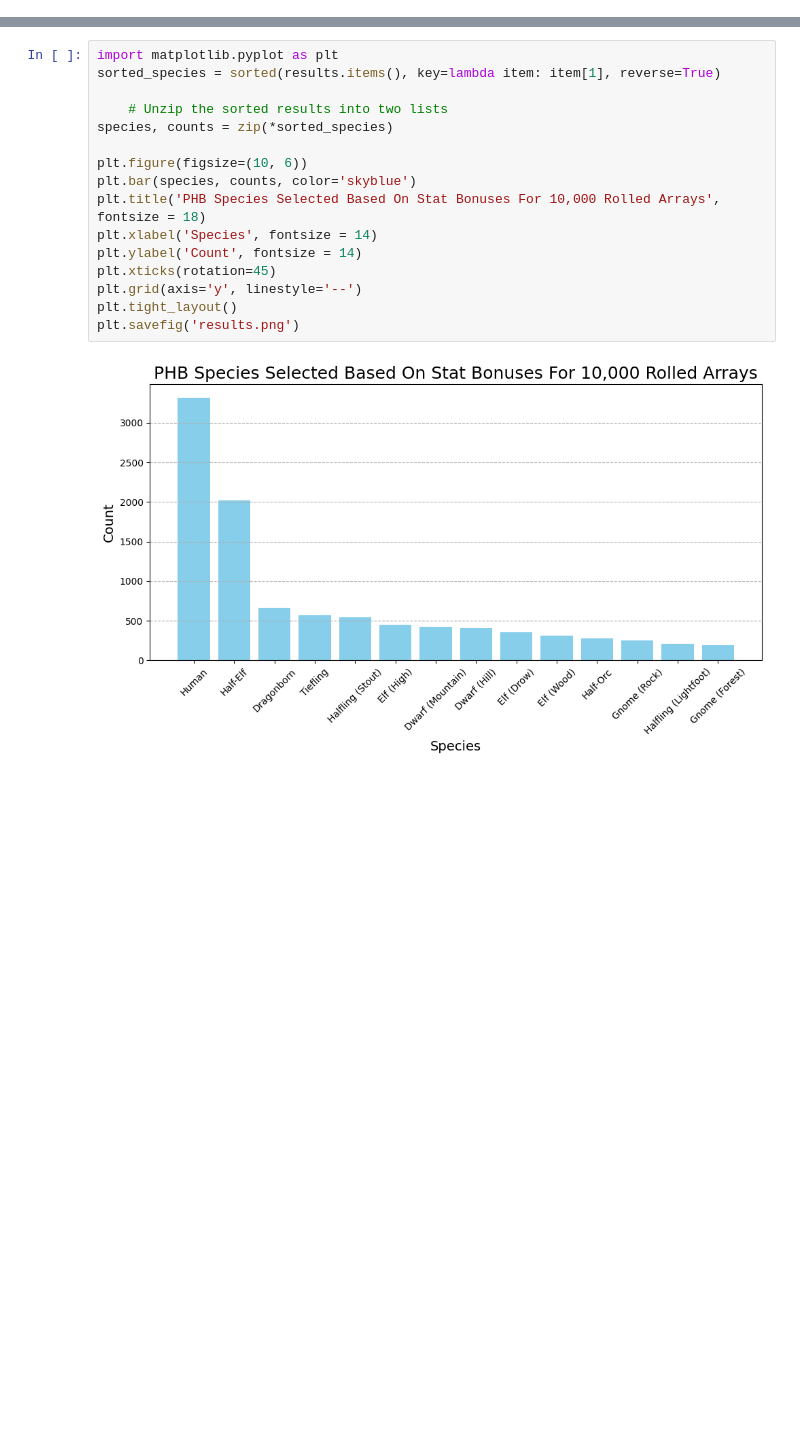
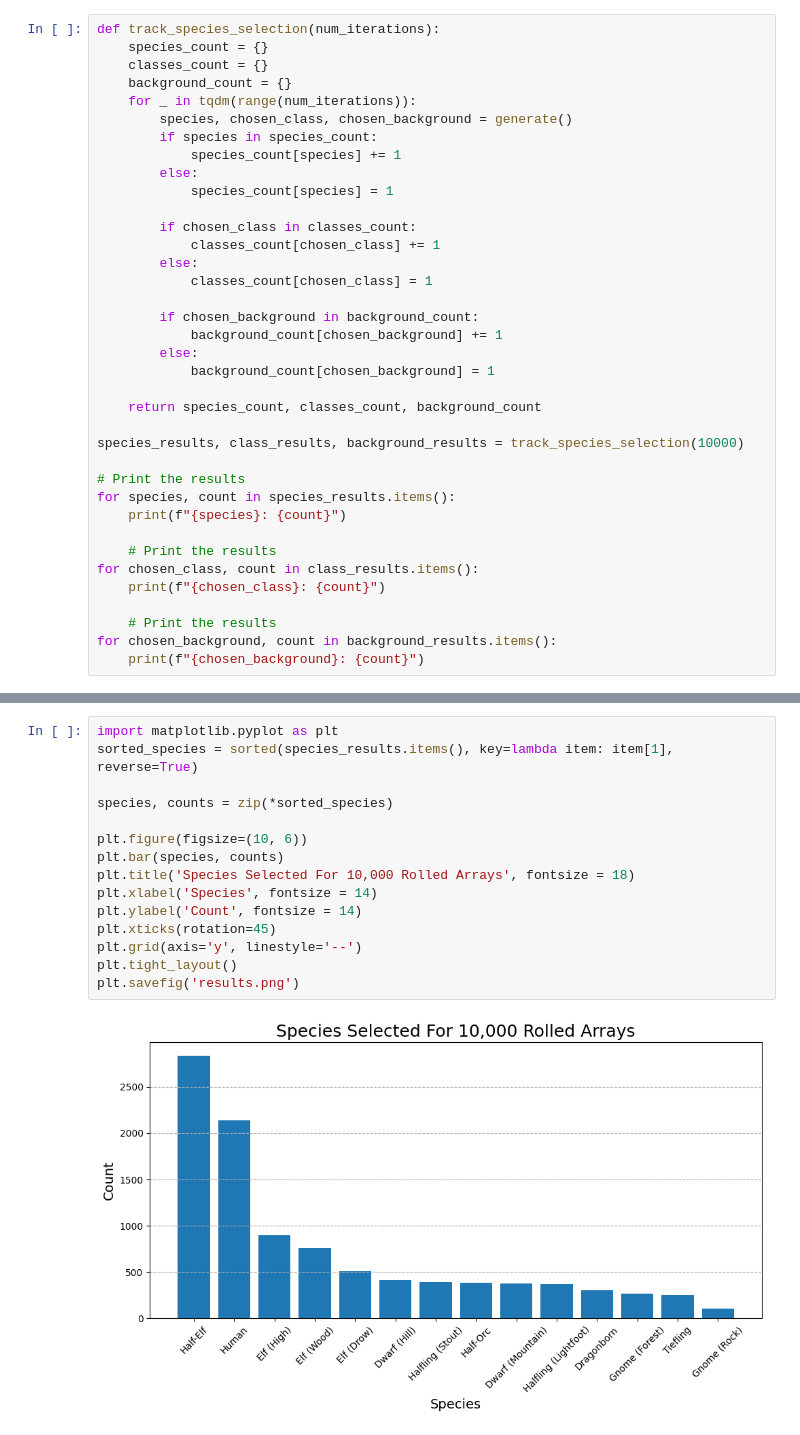
Before and after one commit to simonhansedasi/char_gen, a Jupyter notebook: simulation.ipynb, the cells around one changed output, grey strips where cells are left out. Cells and saved outputs as stored; diff of their text form; blank space fills up the shorter version.

```diff
--- a/simulation.ipynb
+++ b/simulation.ipynb
@@ -43,0 +34,37 @@ Dwarf (Hill): 409
+# %%
+def track_species_selection(num_iterations):
+    species_count = {}
+    classes_count = {}
+    background_count = {}
+    for _ in tqdm(range(num_iterations)):
+        species, chosen_class, chosen_background = generate()
+        if species in species_count:
+            species_count[species] += 1
+        else:
+            species_count[species] = 1
+
+        if chosen_class in classes_count:
+            classes_count[chosen_class] += 1
+        else:
+            classes_count[chosen_class] = 1
+
+        if chosen_background in background_count:
+            background_count[chosen_background] += 1
+        else:
+            background_count[chosen_background] = 1
+
+    return species_count, classes_count, background_count
+
+species_results, class_results, background_results = track_species_selection(10000)
+
+# Print the results
+for species, count in species_results.items():
+    print(f"{species}: {count}")
+
+    # Print the results
+for chosen_class, count in class_results.items():
+    print(f"{chosen_class}: {count}")
+
+    # Print the results
+for chosen_background, count in background_results.items():
+    print(f"{chosen_background}: {count}")
@@ -44,18 +89,17 @@ Dwarf (Hill): 409
 # %%
 import matplotlib.pyplot as plt
-sorted_species = sorted(results.items(), key=lambda item: item[1], reverse=True)
+sorted_species = sorted(species_results.items(), key=lambda item: item[1], reverse=True)
 
-    # Unzip the sorted results into two lists
 species, counts = zip(*sorted_species)
 
 plt.figure(figsize=(10, 6))
-plt.bar(species, counts, color='skyblue')
-plt.title('PHB Species Selected Based On Stat Bonuses For 10,000 Rolled Arrays', fontsize = 18)
+plt.bar(species, counts)
+plt.title('Species Selected For 10,000 Rolled Arrays', fontsize = 18)
 plt.xlabel('Species', fontsize = 14)
 plt.ylabel('Count', fontsize = 14)
 plt.xticks(rotation=45)
 plt.grid(axis='y', linestyle='--')
 plt.tight_layout()
 plt.savefig('results.png')
 # %% [output]
-[figure, old version]
+[figure, new version]
```
Also changed, not shown: parts of 7 cells of this notebook, 6 other files.
